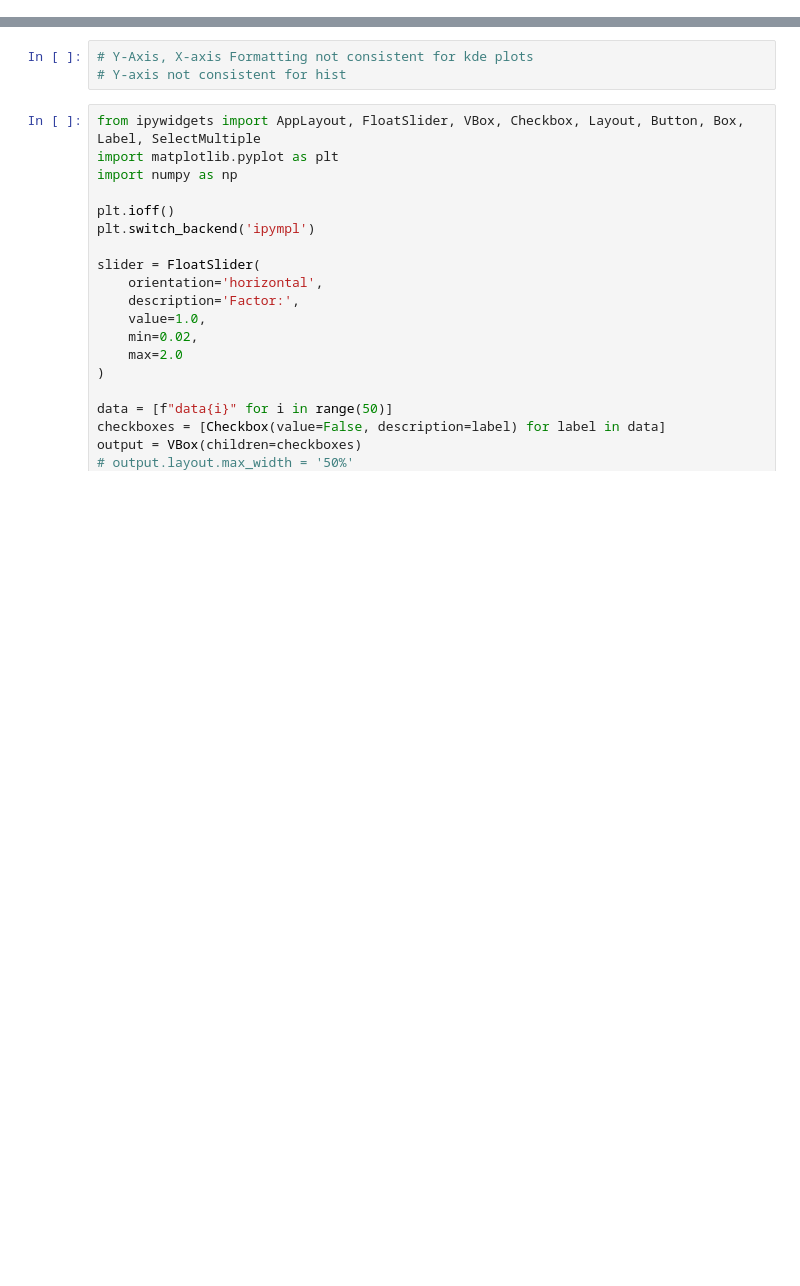
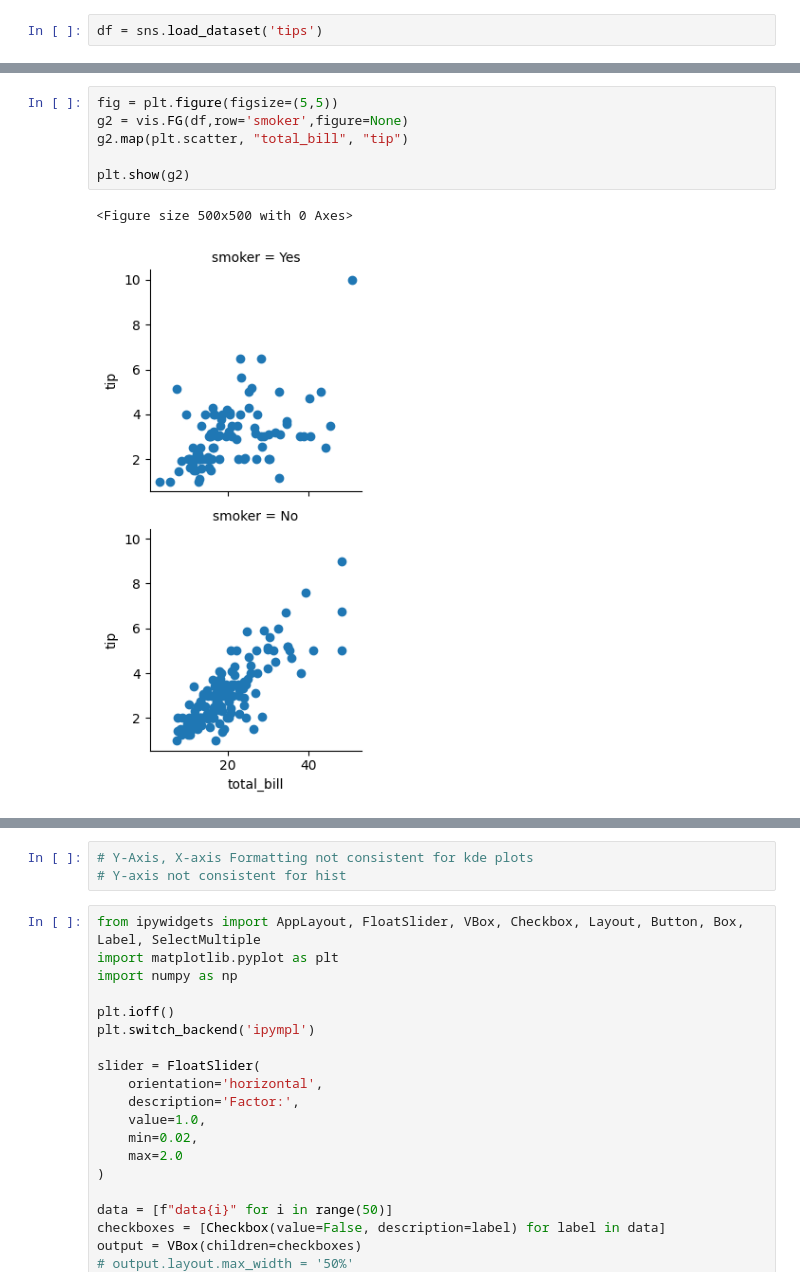
Before and after one commit to graphcore-research/track-and-visualize, a Jupyter notebook: interactive/interactive-exp.ipynb, the cells around one changed output, grey strips where cells are left out. Saved outputs shown, nothing was run; the diff lists cells and outputs as text; blank space fills up the shorter version.

```diff
--- a/interactive/interactive-exp.ipynb
+++ b/interactive/interactive-exp.ipynb
@@ -290,0 +576,2 @@ plt.g
+# %%
+df = sns.load_dataset('tips')
@@ -290,0 +594,9 @@ plt.g
+# %%
+fig = plt.figure(figsize=(5,5))
+g2 = vis.FG(df,row='smoker',figure=None)
+g2.map(plt.scatter, "total_bill", "tip")
+
+plt.show(g2)
+# %% [output]
+<Figure size 500x500 with 0 Axes>
+[figure, added]
```
Also changed, not shown: parts of 17 cells of this notebook, 4 other files.
